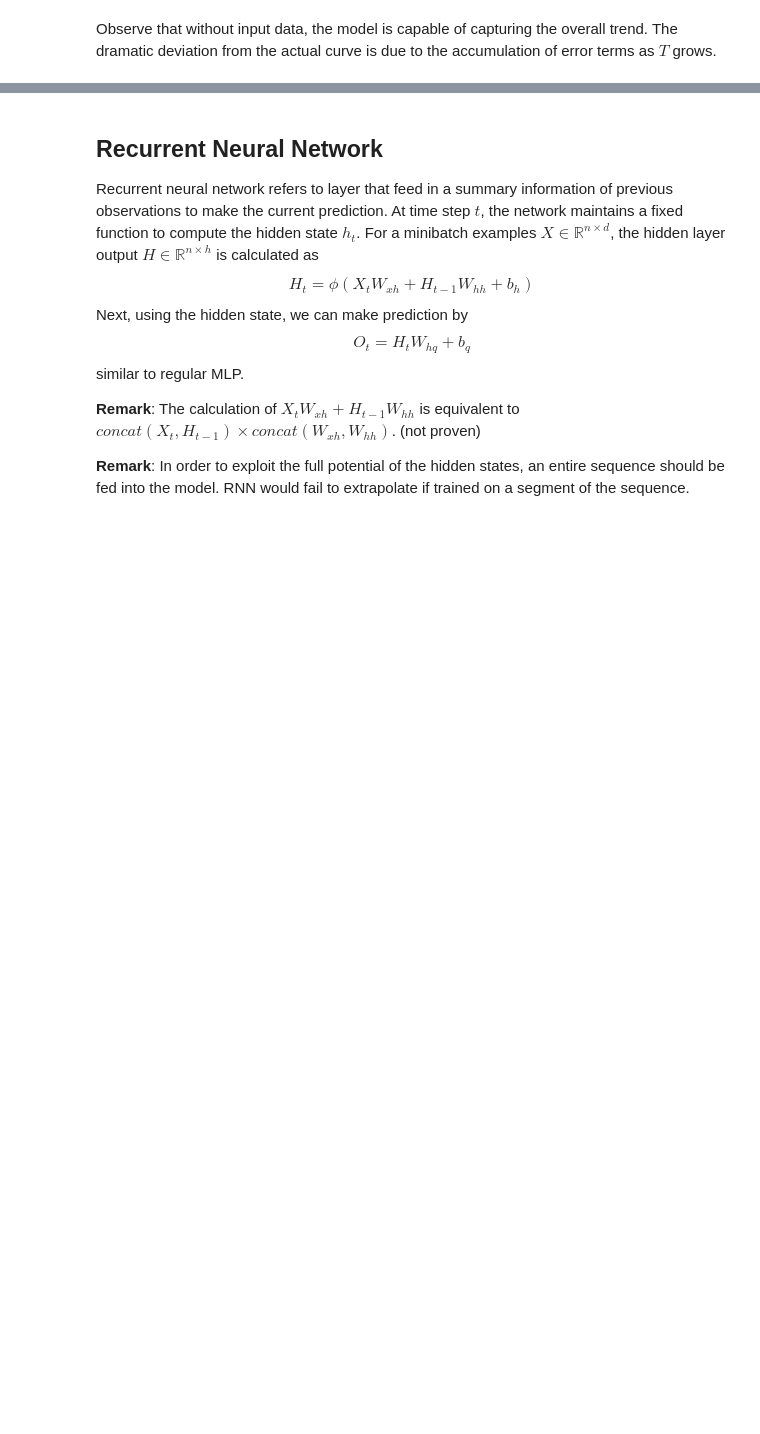
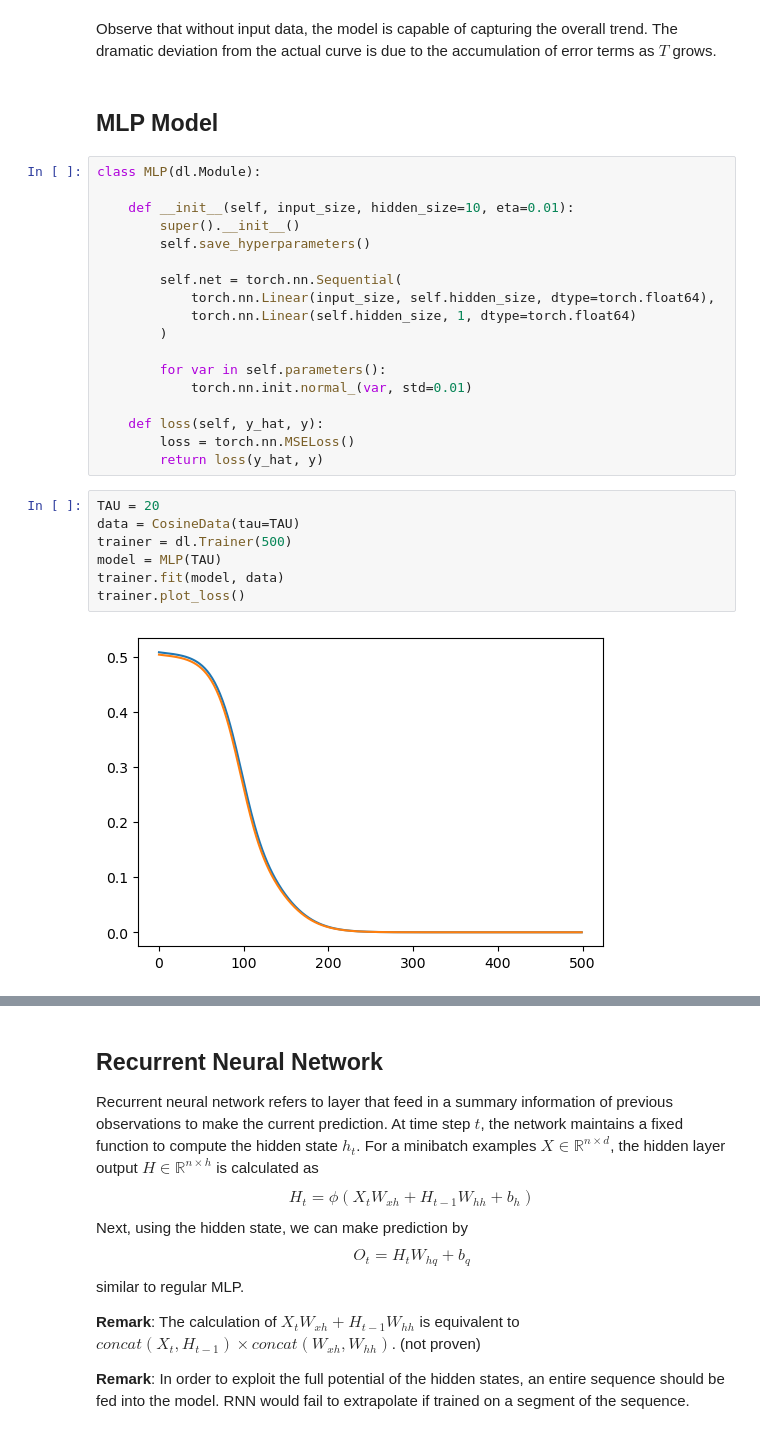
Before and after one commit to ToviTu/The_Ultimate_Guide2DS, a Jupyter notebook: Deep Learning/Recurrent_NN.ipynb, the cells around one changed output, grey strips where cells are left out. Cells and saved outputs as stored; diff of their text form; blank space fills up the shorter version.

```diff
--- a/Deep Learning/Recurrent_NN.ipynb
+++ b/Deep Learning/Recurrent_NN.ipynb
@@ -101,2 +109,31 @@ plt.plot(range(len(x_hat_future)), x_hat_future);
 # %% [markdown]
 Observe that without input data, the model is capable of capturing the overall trend. The dramatic deviation from the actual curve is due to the accumulation of error terms as $T$ grows.
+# %% [markdown]
+## MLP Model
+# %%
+class MLP(dl.Module):
+
+    def __init__(self, input_size, hidden_size=10, eta=0.01):
+        super().__init__()
+        self.save_hyperparameters()
+
+        self.net = torch.nn.Sequential(
+            torch.nn.Linear(input_size, self.hidden_size, dtype=torch.float64),
+            torch.nn.Linear(self.hidden_size, 1, dtype=torch.float64)
+        )
+
+        for var in self.parameters():
+            torch.nn.init.normal_(var, std=0.01)
+
+    def loss(self, y_hat, y):
+        loss = torch.nn.MSELoss()
+        return loss(y_hat, y)
+# %%
+TAU = 20
+data = CosineData(tau=TAU)
+trainer = dl.Trainer(500)
+model = MLP(TAU)
+trainer.fit(model, data)
+trainer.plot_loss()
+# %% [output]
+[figure, added]
```
Also changed, not shown: parts of 20 cells of this notebook, 2 other files.
